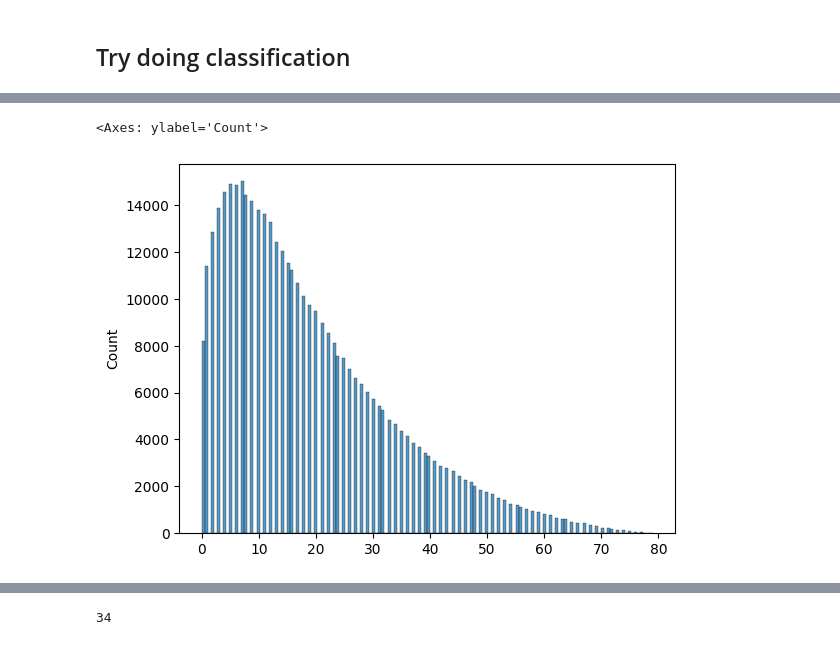
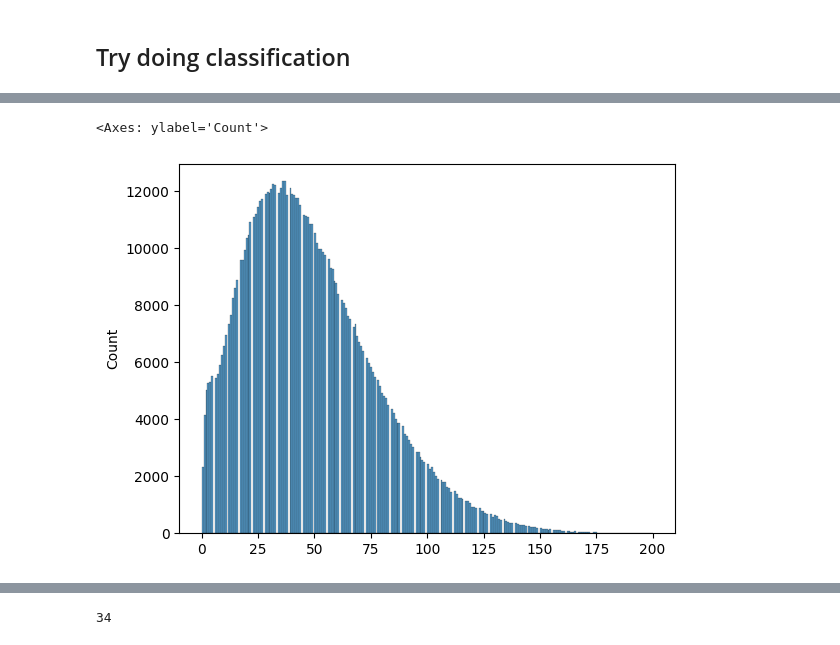
Before and after one commit to GZHoffie/TDT, a Jupyter notebook: compressor/test.ipynb, the cells around one changed output, grey strips where cells are left out. Cells and saved outputs as stored; diff of their text form; code cells hidden in the pictures.

```diff
--- a/compressor/test.ipynb
+++ b/compressor/test.ipynb
@@ -184,10 +186,10 @@ len(signatures[0][1])
 # %%
 import seaborn
 
-seaborn.histplot(signatures[11][1])
+seaborn.histplot(signatures[7][1])
 # %% [output]
 <Axes: ylabel='Count'>
-[figure, old version]
+[figure, new version]
 # %%
 # Read the metadata
 
```
Also changed, not shown: parts of 12 cells of this notebook.
